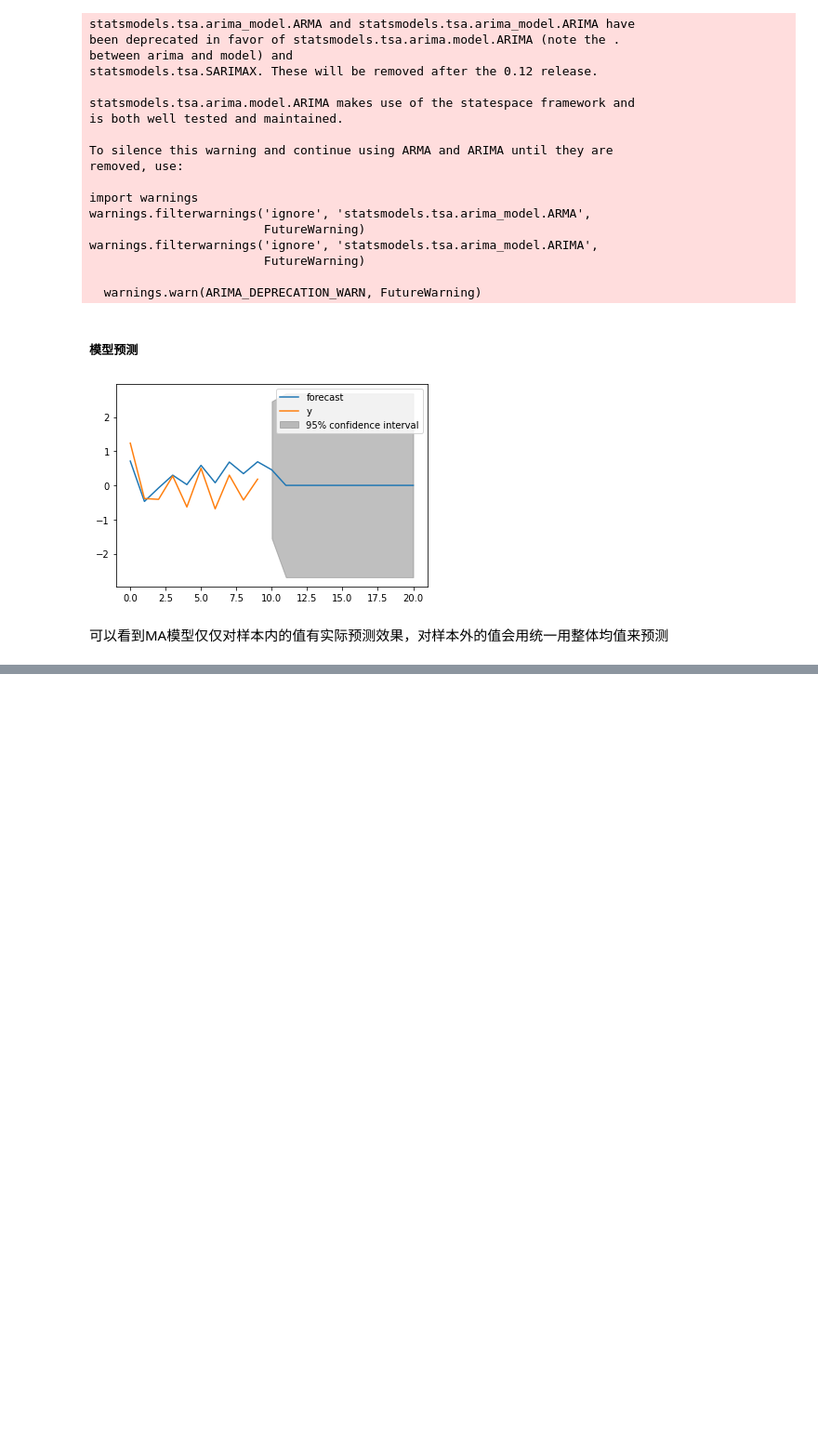
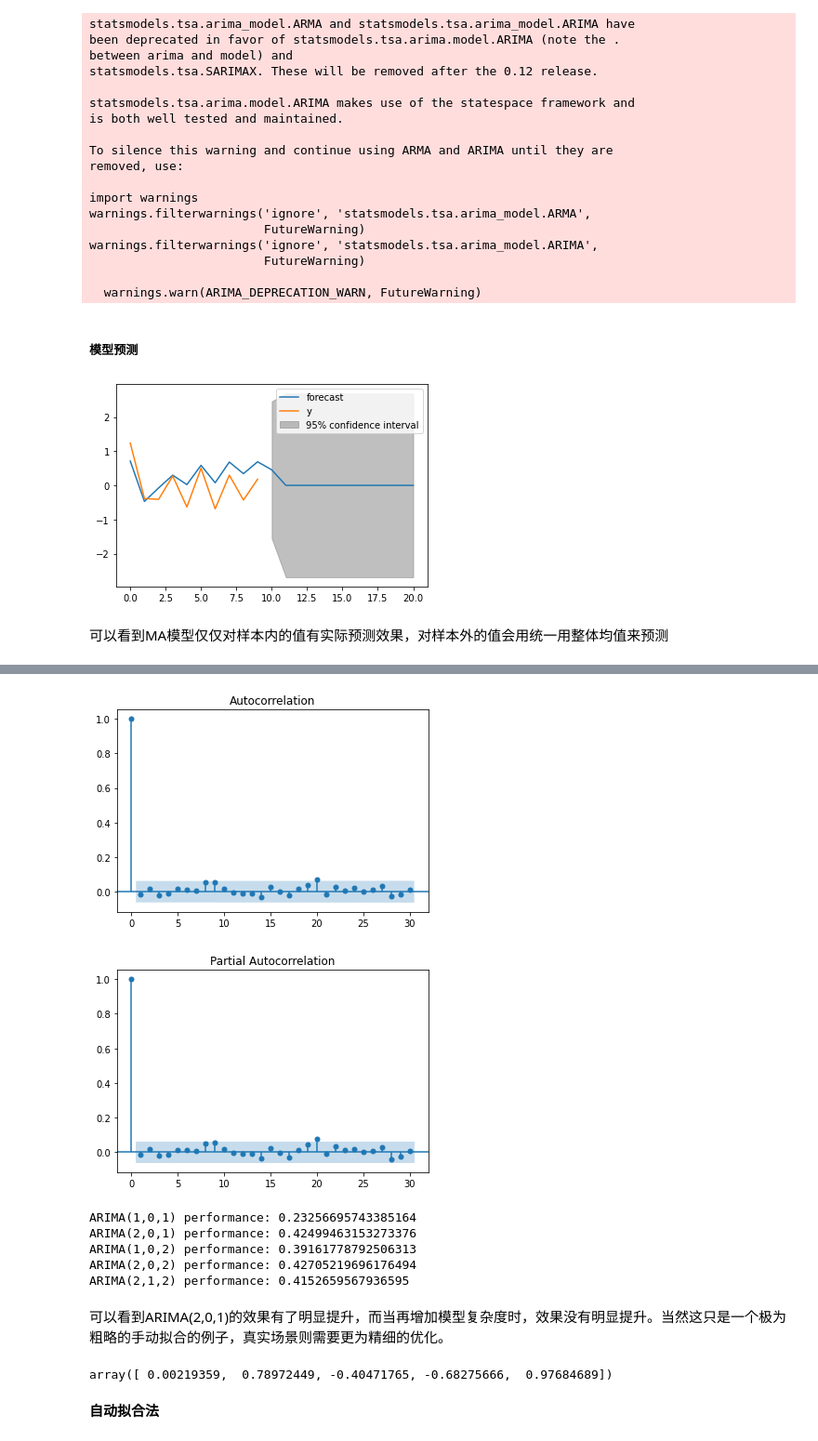
Before and after one commit to muxi324/timeseries101, a Jupyter notebook: cp4.ipynb, the cells around one changed output, grey strips where cells are left out. Shown at 93% size. Saved outputs shown, nothing was run; the diff lists cells and outputs as text; code cells hidden in the pictures; blank space fills up the shorter version.

```diff
--- a/cp4.ipynb
+++ b/cp4.ipynb
@@ -198,0 +241,10 @@ plt.show()
+# %%
+# step4，从上面对residual绘制acf和pacf可以看到，还存在有显著的自相关性，说明最开始尝试的ARIMA(1,0,1)模型并没有充分表达原数据
+# 尝试增加模型复杂度
+a2m1 = ARIMA(y, order=(2,0,1)).fit()
+plot_acf(a2m1.resid)
+plot_pacf(a2m1.resid)
+plt.show()
+# %% [output]
+[figure, added]
+[figure, added]
@@ -198,0 +259,20 @@ plt.show()
+# %%
+model_performance(1,0,1)
+model_performance(2,0,1)
+model_performance(1,0,2)
+model_performance(2,0,2)
+model_performance(2,1,2)
+# %% [output]
+ARIMA(1,0,1) performance: 0.23256695743385164
+ARIMA(2,0,1) performance: 0.42499463153273376
+ARIMA(1,0,2) performance: 0.39161778792506313
+ARIMA(2,0,2) performance: 0.42705219696176494
+ARIMA(2,1,2) performance: 0.4152659567936595
+# %% [markdown]
+可以看到ARIMA(2,0,1)的效果有了明显提升，而当再增加模型复杂度时，效果没有明显提升。当然这只是一个极为粗略的手动拟合的例子，真实场景则需要更为精细的优化。
+# %%
+ARIMA(y, order=(2,0,1)).fit().params # 模型系数 ar1=0.79,ar2=-0.4,ma1=-0.69和最开始我们创建的时间序列系数很接近，获得了不错的拟合效果
+# %% [output]
+array([ 0.00219359,  0.78972449, -0.40471765, -0.68275666,  0.97684689])
+# %% [markdown]
+**自动拟合法**
```
Also changed, not shown: parts of 15 cells of this notebook, 10 other files.
